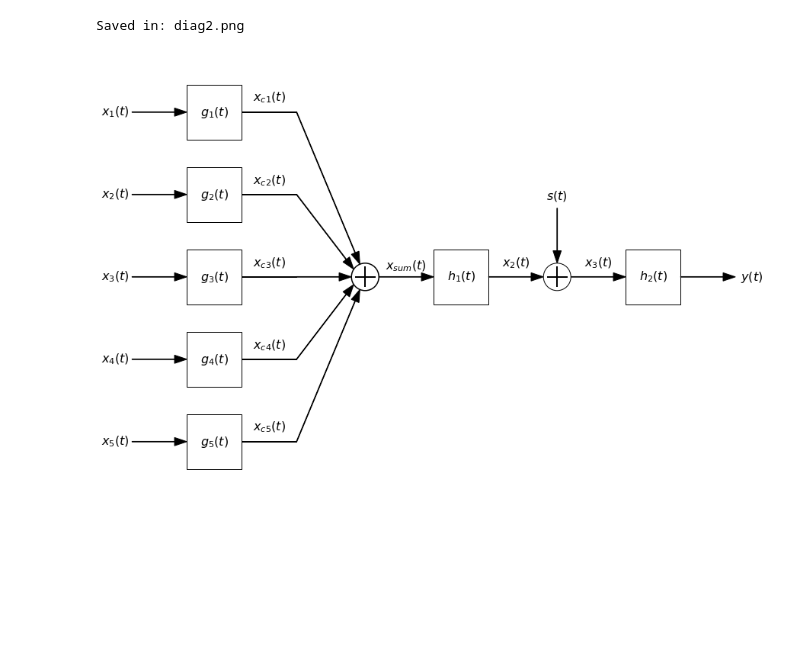
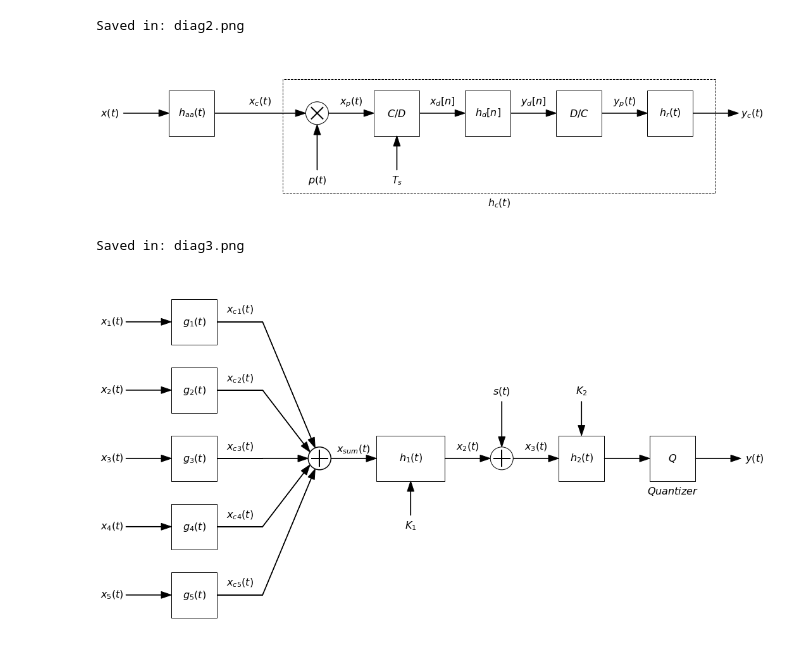
Before and after one commit to miguelmartfern/BlockDiagrams, a Jupyter notebook: diag_examples.ipynb, the cells around one changed output. Cells and saved outputs as stored; diff of their text form; code cells hidden in the pictures; blank space fills up the shorter version.

```diff
--- a/diag_examples.ipynb
+++ b/diag_examples.ipynb
@@ -28,39 +24,73 @@ Saved in: diag1.png
+# %%
+from blockdiagrams import DiagramBuilder
+
+db = DiagramBuilder(block_length=1, fontsize=16)
+
+# Dibujo del diagrama
+db.add("x(t)", kind="input")
+db.add("h_{aa}(t)", kind="block")
+db.add("x_c(t)", kind="arrow", length=2)
+left_pos = db.get_position()
+db.add("mult", kind="combiner", input_text="p(t)", operation='mult', input_side='bottom')
+db.add("x_p(t)", kind="arrow")
+db.add("C/D", kind="block", input_text="T_s", input_side='bottom')
+db.add("x_d[n]", kind="arrow")
+db.add("h_d[n]", kind="block")
+db.add("y_d[n]", kind="arrow")
+db.add("D/C", kind="block")
+db.add("y_p(t)", kind="arrow")
+db.add("h_r(t)", kind="block")
+right_pos = db.get_position()
+db.add("y_c(t)", kind="output")
+
+# Calculation of position and size of dashed block h_c(t)
+position=(left_pos[0]-0.5,left_pos[1]-0.5)
+length=right_pos[0]-left_pos[0]+1
+height=2.5
+db.add("h_c(t)", kind="block", text=None, text_below="h_c(t)", position=position, length=length, height=height, linestyle='--')
+
+db.show(savepath = "diag2.png")
+# %% [output]
+Saved in: diag2.png
+[figure, added]
 # %%
 from blockdiagrams import DiagramBuilder
 import numpy as np
 
 db = DiagramBuilder(block_length=1, fontsize=16)
 
 y_pos = np.linspace(3, -3, 5)
 x_pos = np.zeros_like(y_pos)
 inputs_pos = np.column_stack((x_pos, y_pos))
 
 input_threads = []
 
 # Input branches
 for cont in np.arange(inputs_pos.shape[0]):
     thread = "line" + str(cont + 1)
     input_threads.append(thread)
 
     name = "x_" + str(cont + 1) +"(t)"
     db.add(name, kind="input", thread = thread, position=(inputs_pos[cont]))
     name =  "g_" + str(cont + 1) +"(t)"
     db.add(name, kind="block", thread = thread)
     name = "x_{c" + str(cont + 1) + "}(t)"
     db.add(name, kind="line", thread = thread)
 
 # Adder
 db.add("x_{sum}(t)", kind="mult_combiner", inputs=input_threads, position='auto', operation='sum')
 
 # Resto del diagrama
-db.add("h_1(t)", kind="block")
+db.add("h_1(t)", kind="block", input_text="K_1", input_side='bottom', length=1.5)
 db.add("x_2(t)", kind="arrow")
-db.add("mult", kind="combiner", input_text="s(t)", operation='sum', side='top')
+db.add("mult", kind="combiner", input_text="s(t)", operation='sum', input_side='top')
 db.add("x_3(t)", kind="arrow")
-db.add("h_2(t)", kind="block")
+db.add("h_2(t)", kind="block", input_text="K_2", input_side='top')
+db.add("", kind="arrow")
+db.add("Q", kind="block", text_below='Quantizer')
 db.add("y(t)", kind="output")
 
-db.show(savepath = "diag2.png")
+db.show(savepath = "diag3.png")
 # %% [output]
-Saved in: diag2.png
+Saved in: diag3.png
-[figure, old version]
+[figure, new version]
```
Also changed, not shown: parts of 1 cell of this notebook, 5 other files.
